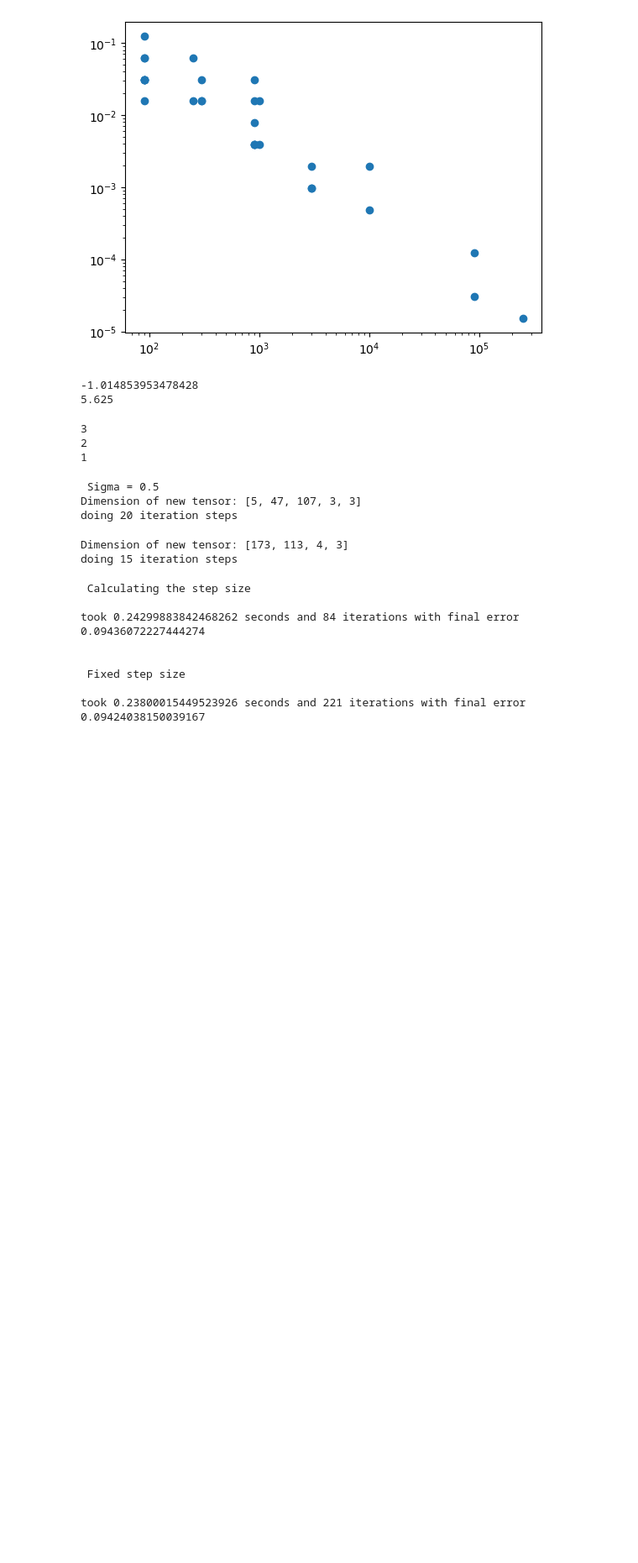
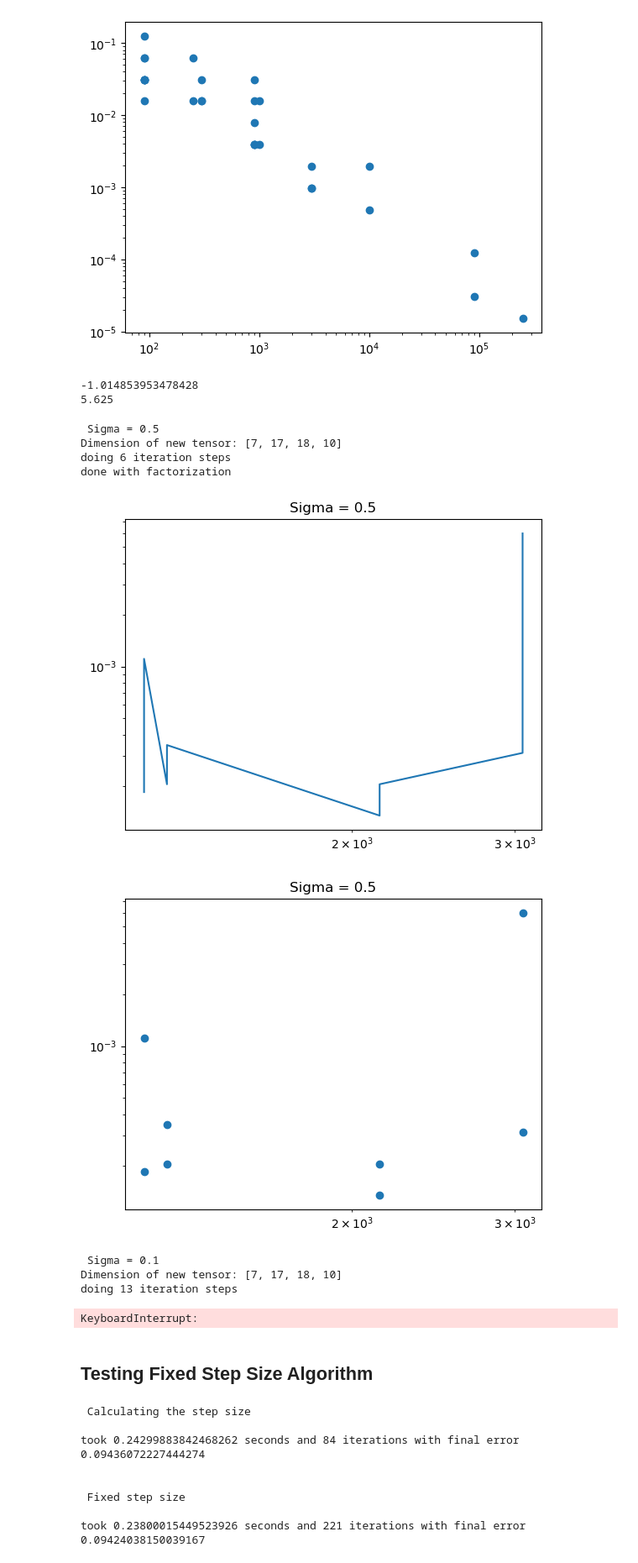
Before and after one commit to IntegrierBar/GeometricTensorFactorization, a Jupyter notebook: Masterarbeit.ipynb, the cells around one changed output. Shown: that part at 84% size. Saved outputs shown, nothing was run; the diff lists cells and outputs as text; code cells hidden in the pictures; blank space fills up the shorter version.

```diff
--- a/Masterarbeit.ipynb
+++ b/Masterarbeit.ipynb
@@ -534,24 +512,17 @@ print(0.0625*90)
 # %% [output]
 -1.014853953478428
 5.625
-# %%
-for n in range(3):
-    print(3-n)
-# %% [output]
-3
-2
-1
 # %%
 # Trying do plot many stuff things, you know...
-# TODO make this use GPU!
-#tl.set_backend('pytorch')
-#context = {'dtype': tl.float32,
-#           'device': 'cuda'}
-context = {}
+# TODO make this use GPU! For some reason this is super slow on GPU even though it should be very fast?
+tl.set_backend('pytorch')
+context = {'dtype': tl.float32,
+           'device': 'cuda'}
+#context = {}
 
 dimensions = []
 # add large tensors
-for _ in range(3):
+for _ in range(0):
     ndim = random.randint(3, 5)
     dimension = []
 
@@ -565,7 +536,7 @@ for _ in range(3):
     dimensions.append(dimension)
 
 # add small tensors
-for _ in range(3):
+for _ in range(1):
     ndim = random.randint(3, 5)
     dimension = []
 
@@ -598,37 +569,43 @@ for sigma in sigmas:
 
         tensor = 20.0*random_cp_with_noise(dimension, F, noise_scaling=0.0, context=context) # make it have no noise
         print("doing " + str(max_iter) + " iteration steps")
 
         A_ns, _, _, step_size_modfiers = tensor_factorization_cp_poisson(tensor, F, max_iter=max_iter, detailed=True, sigma=sigma, beta=beta)
+        print("done with factorization")
         for k in range(2): # always use the 2 last iterations to get bit more data points for free
             for n in range(tensor.ndim):
                 khatr_rao_product = tl.tenalg.khatri_rao(A_ns, skip_matrix=n)
                 data_of_tensor.append( (khatr_rao_product.shape[0], alpha*math.pow(beta, step_size_modfiers[n][-k]) ) )
 
         # TODO: sort the points by x-axis so that plot looks better
         data_of_tensor = sorted(data_of_tensor, key=lambda x : x[0])
         all_points.extend(data_of_tensor) # add the points from this tensor to the list of all points
         plt.plot(*zip(*data_of_tensor))
 
     plt.xscale('log')
     plt.yscale('log')
     plt.title("Sigma = " + str(sigma))
     plt.show()
 
 
     plt.scatter(*zip(*all_points))
     plt.xscale('log')
     plt.yscale('log')
     plt.title("Sigma = " + str(sigma))
     plt.show()
 
     points_for_sigma[sigma] = deepcopy(all_points)
 # %% [output]
  Sigma = 0.5
-Dimension of new tensor: [5, 47, 107, 3, 3]
-doing 20 iteration steps
+Dimension of new tensor: [7, 17, 18, 10]
+doing 6 iteration steps
+done with factorization
+[figure, added]
+[figure, added]
-Dimension of new tensor: [173, 113, 4, 3]
-doing 15 iteration steps
+ Sigma = 0.1
+Dimension of new tensor: [7, 17, 18, 10]
+doing 13 iteration steps
+KeyboardInterrupt:
 # %%
 # iterate over all sigmas and print and plot the data
 for sigma, all_points in points_for_sigma.items():
@@ -648,4 +625,6 @@ for sigma, all_points in points_for_sigma.items():
     plt.show()
 
 # es sieht so aus, als sei die ideale formel ca 5 / step_size^{0.87}
+# %% [markdown]
+## Testing Fixed Step Size Algorithm
 # %%
```
Also changed, not shown: parts of 14 cells of this notebook, 1 other file.
